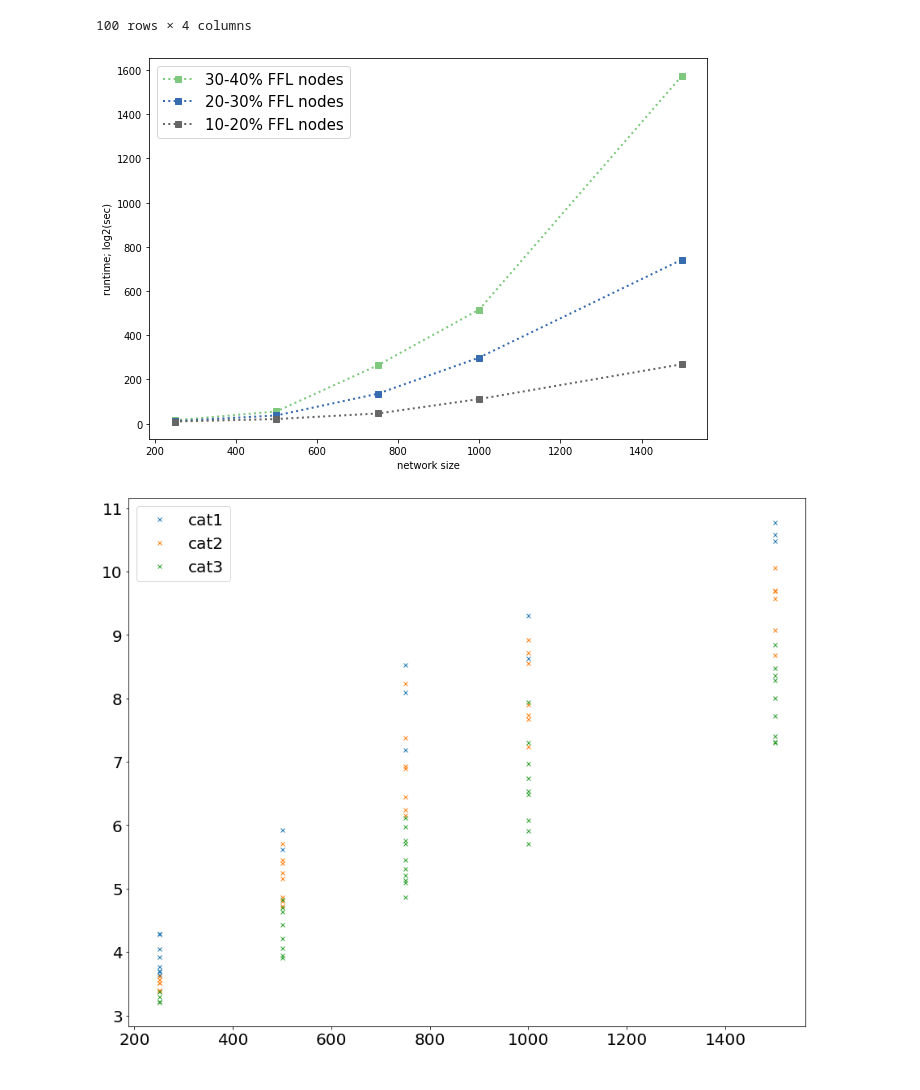
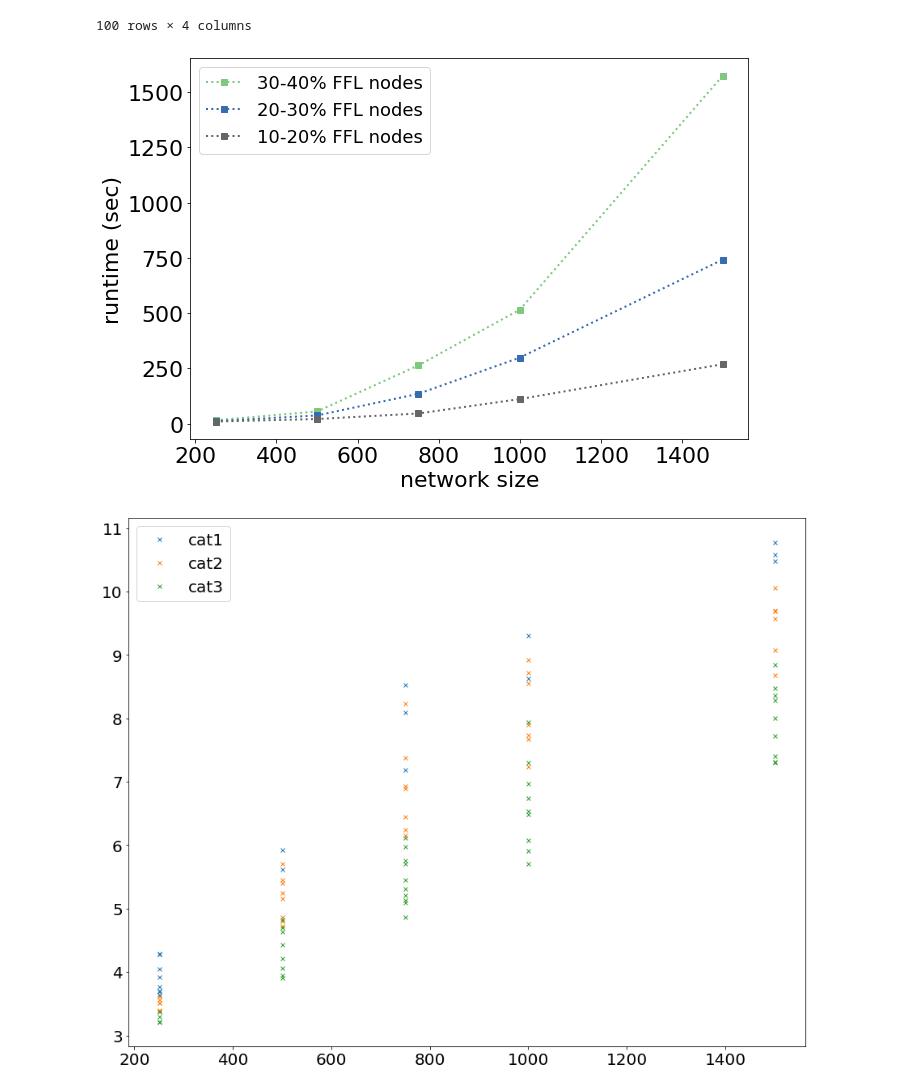
Before and after one commit to zhivkoplias/network_generation_algo, a Jupyter notebook: snippets/figure6.ipynb, the cells around one changed output. Drawn from its saved outputs; the diff is of its cells as text; code cells hidden in the pictures.

Commit message:
figure 4 fixed

```diff
--- a/snippets/figure6.ipynb
+++ b/snippets/figure6.ipynb
@@ -117,19 +117,21 @@ categories = runtime_df_binned.groupby('FFL-nodes-perc')
 # %%
 runtime_df_binned.groupby(["FFL-nodes-perc", "network_size"]).agg(np.mean).unstack(0).\
     plot(kind = "line", y = "time", style='s:', lw=2, legend = True,
          cmap='Accent', figsize = (10,7),\
-         xlabel="network size", ylabel="runtime; log2(sec)")
+         xlabel="network size", ylabel="runtime (sec)")
 
-L=plt.legend(prop={'size': 15})
+plt.rcParams.update({'font.size': 22})
+L=plt.legend(prop={'size': 18})
 L.get_texts()[0].set_text('30-40% FFL nodes')
 L.get_texts()[1].set_text('20-30% FFL nodes')
 L.get_texts()[2].set_text('10-20% FFL nodes')
 
-plt.rcParams.update({'font.size': 20})
+
+#os.chdir('../results/figures')
 plt.savefig("figure6.png")
 plt.show()
 # %% [output]
-[figure, old version]
+[figure, new version]
 # %%
 fig, ax = plt.subplots(figsize=(15,12))
 for name, group in categories:
```
Also changed, not shown: parts of 1 cell of this notebook, 7 other files.
